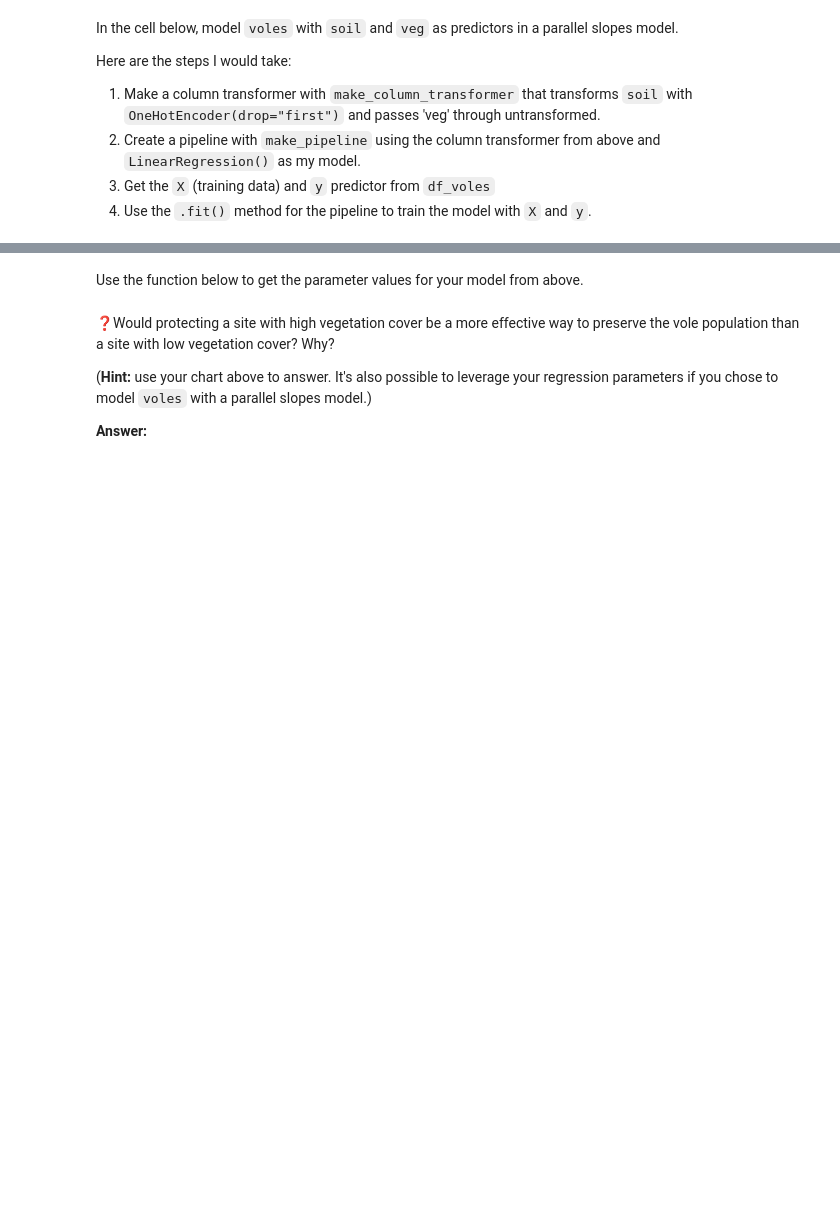
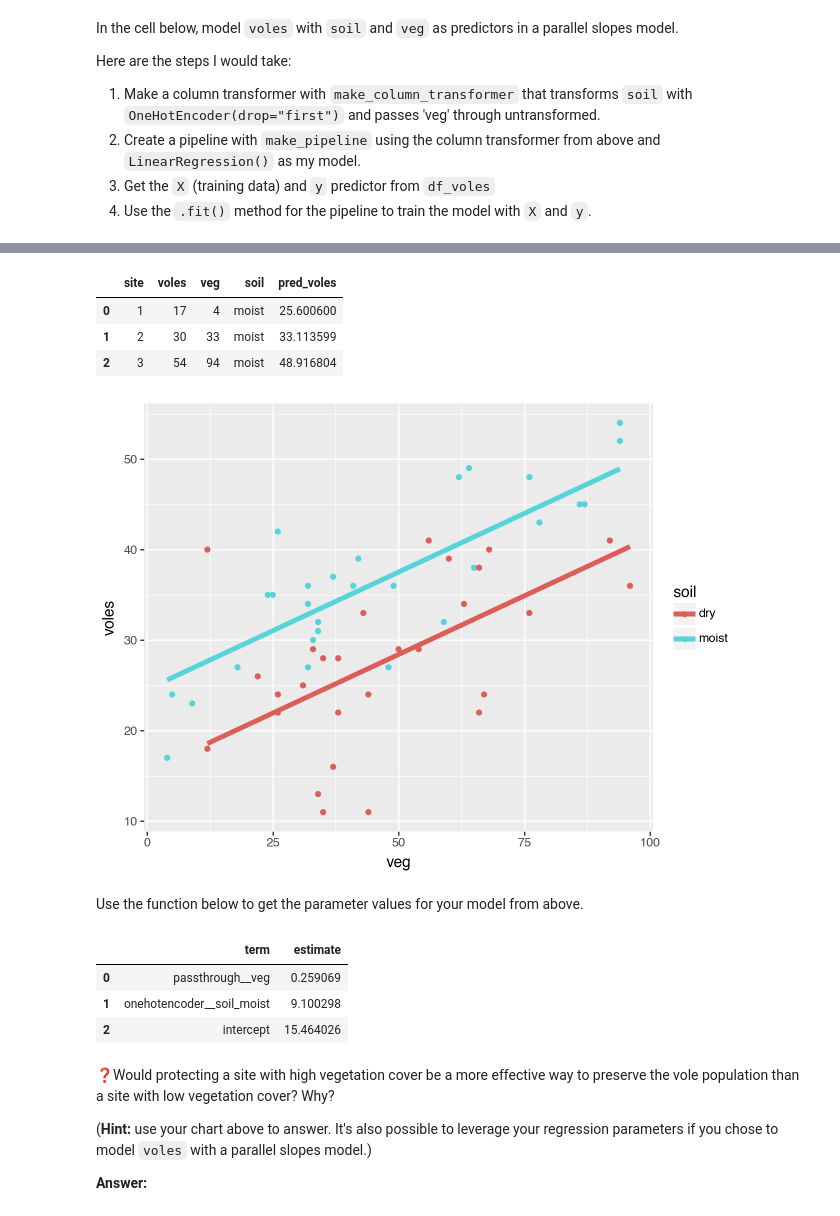
Before and after one commit to UNC-DATA-730/unit-6-assignment-dameyer, a Jupyter notebook: assignment6.ipynb, the cells around one changed output, grey strips where cells are left out. Saved outputs shown, nothing was run; the diff lists cells and outputs as text; code cells hidden in the pictures; blank space fills up the shorter version.

```diff
--- a/assignment6.ipynb
+++ b/assignment6.ipynb
@@ -58,0 +89,3 @@ Here are the steps I would take:
+# %%
+X,y = df_voles[['soil','veg']],df_voles['voles']
+X.head()
@@ -58,0 +99,3 @@ Here are the steps I would take:
+# %%
+ct.fit_transform(X)
+#48min
@@ -58,0 +120,2 @@ Here are the steps I would take:
+# %%
+pl.fit(X,y)
@@ -59,3 +130,21 @@ Here are the steps I would take:
+# %%
+#49:50
+df_voles_w_pred = (df_voles.assign(pred_voles=lambda df_ : pl.predict(df_)) )
+df_voles_w_pred.head(3)
+# %% [output]
+|  | site | voles | veg | soil | pred_voles |
+| 0 | 1 | 17 | 4 | moist | 25.600600 |
+| 1 | 2 | 30 | 33 | moist | 33.113599 |
+| 2 | 3 | 54 | 94 | moist | 48.916804 |
+# %%
+#50:15
+(
+ggplot(df_voles_w_pred, aes(x = 'veg' , y = 'voles',color = 'soil'))
+ + geom_point()
+ + geom_line(mapping = aes(y='pred_voles'), size = 2)
+)
+# %% [output]
+[figure, added]
 # %% [markdown]
 Use the function below to get the parameter values for your model from above.
 # %%
@@ -68,6 +157,13 @@ def get_regression_table(pipeline):
         estimate=estimates,
     )
     return pd.DataFrame(data)
+# %%
+get_regression_table(pl)
+# %% [output]
+|  | term | estimate |
+| 0 | passthrough__veg | 0.259069 |
+| 1 | onehotencoder__soil_moist | 9.100298 |
+| 2 | intercept | 15.464026 |
 # %% [markdown]
 ❓Would protecting a site with high vegetation cover be a more effective way to preserve the vole population than a site with low vegetation cover? Why?
 
```
Also changed, not shown: parts of 13 cells of this notebook.
